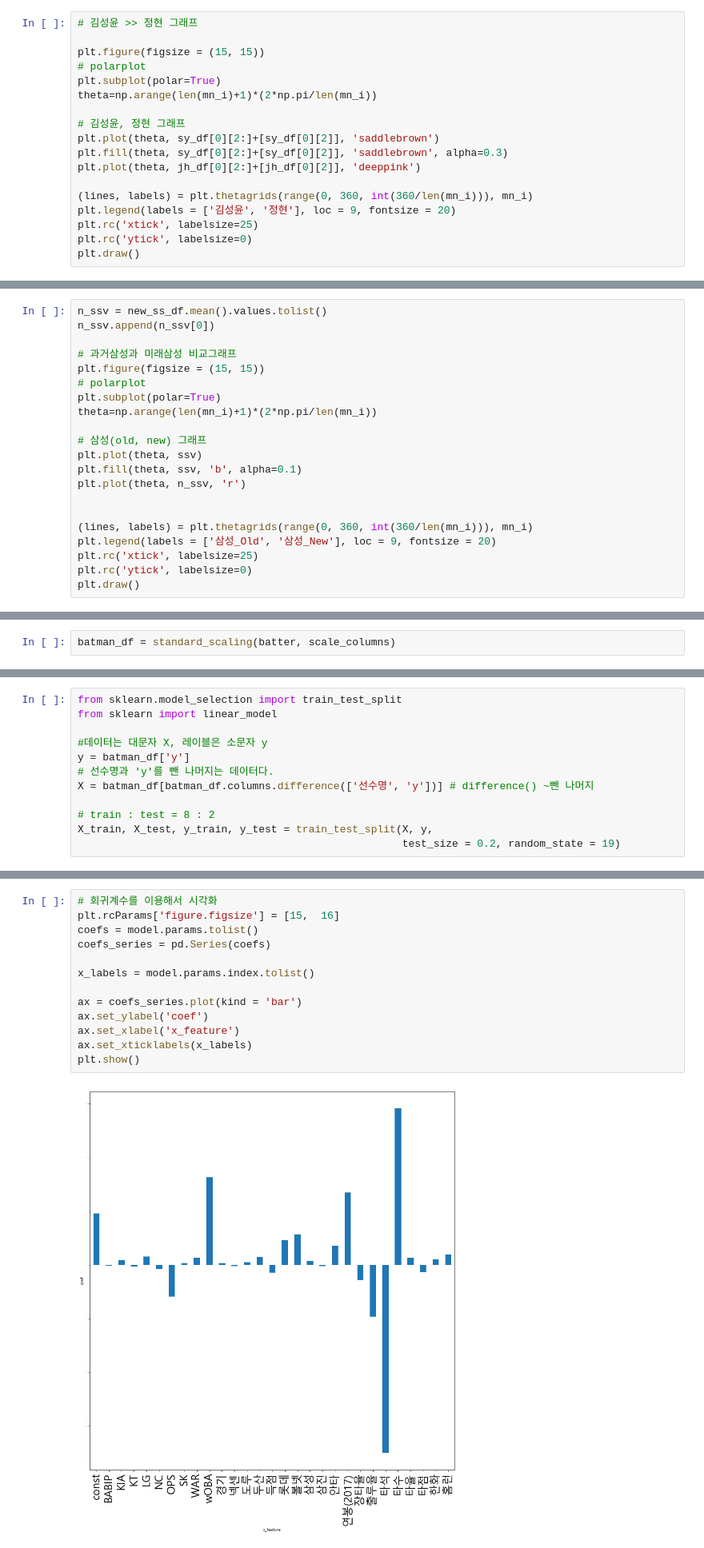
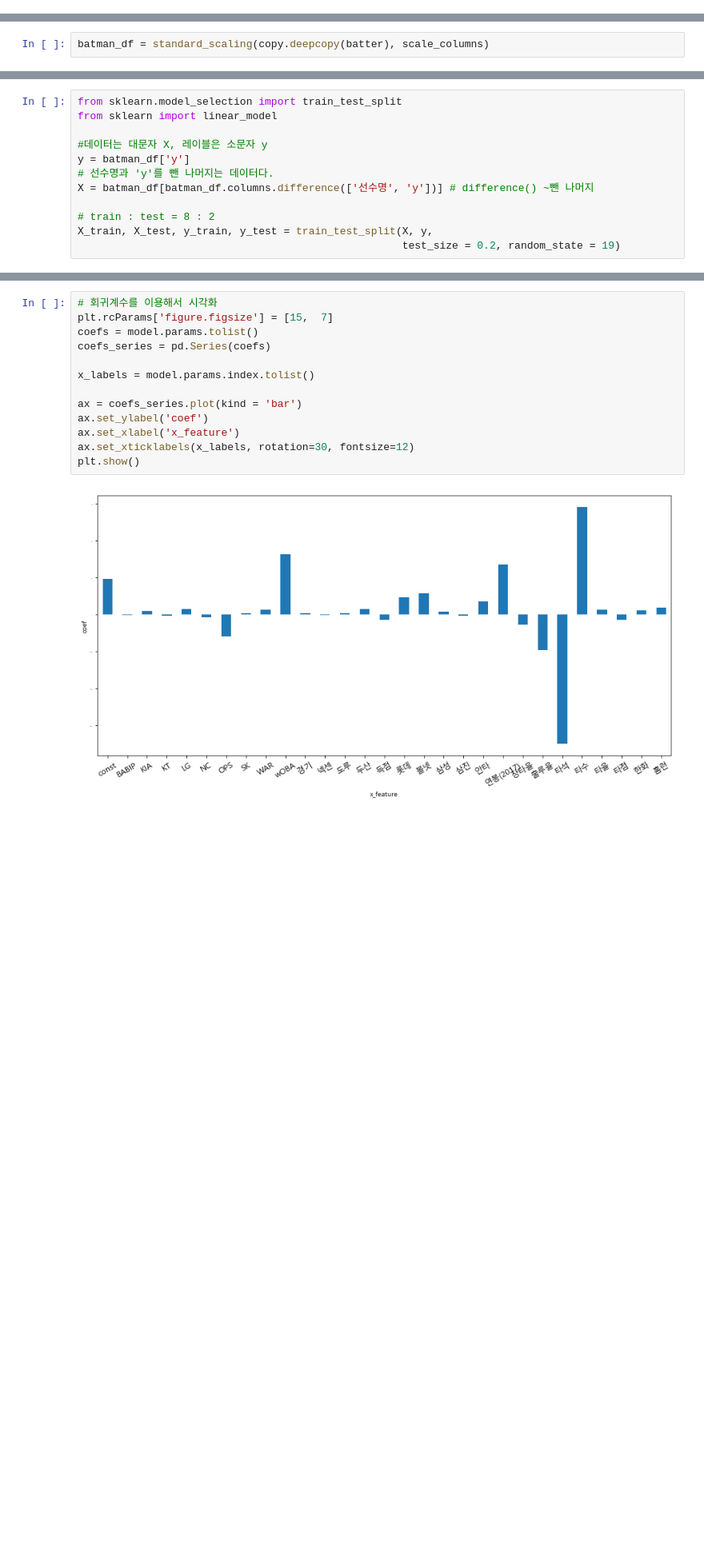
Before and after one commit to PIUphil/toheaven, a Jupyter notebook: 2.5 DataScience/프로젝트(야구).ipynb, the cells around one changed output, grey strips where cells are left out. Shown at 80% size. Drawn from its saved outputs; the diff is of its cells as text; blank space fills up the shorter version.

```diff
--- a/2.5 DataScience/프로젝트(야구).ipynb
+++ b/2.5 DataScience/프로젝트(야구).ipynb
@@ -319,18 +334,0 @@ plt.draw()
-# %%
-# 김성윤 >> 정현 그래프
-
-plt.figure(figsize = (15, 15))
-# polarplot
-plt.subplot(polar=True)
-theta=np.arange(len(mn_i)+1)*(2*np.pi/len(mn_i))
-
-# 김성윤, 정현 그래프
-plt.plot(theta, sy_df[0][2:]+[sy_df[0][2]], 'saddlebrown')
-plt.fill(theta, sy_df[0][2:]+[sy_df[0][2]], 'saddlebrown', alpha=0.3)
-plt.plot(theta, jh_df[0][2:]+[jh_df[0][2]], 'deeppink')
-
-(lines, labels) = plt.thetagrids(range(0, 360, int(360/len(mn_i))), mn_i)
-plt.legend(labels = ['김성윤', '정현'], loc = 9, fontsize = 20)
-plt.rc('xtick', labelsize=25)
-plt.rc('ytick', labelsize=0)
-plt.draw()
@@ -385,24 +391,3 @@ Data columns (total 12 columns):
 연봉(2017)    19 non-null float64
 dtypes: float64(10), object(2)
 memory usage: 1.9+ KB
-# %%
-n_ssv = new_ss_df.mean().values.tolist()
-n_ssv.append(n_ssv[0])
-
-# 과거삼성과 미래삼성 비교그래프
-plt.figure(figsize = (15, 15))
-# polarplot
-plt.subplot(polar=True)
-theta=np.arange(len(mn_i)+1)*(2*np.pi/len(mn_i))
-
-# 삼성(old, new) 그래프
-plt.plot(theta, ssv)
-plt.fill(theta, ssv, 'b', alpha=0.1)
-plt.plot(theta, n_ssv, 'r')
-
-
-(lines, labels) = plt.thetagrids(range(0, 360, int(360/len(mn_i))), mn_i)
-plt.legend(labels = ['삼성_Old', '삼성_New'], loc = 9, fontsize = 20)
-plt.rc('xtick', labelsize=25)
-plt.rc('ytick', labelsize=0)
-plt.draw()
@@ -440,7 +431,7 @@ memory usage: 31.4+ KB
 scale_columns =['경기', '타석', '타수', '안타', '홈런', '득점', '타점', '볼넷', '삼진', '도루',
        'BABIP', '타율', '출루율', '장타율', 'OPS', 'wOBA', 'WAR', '연봉(2017)']
 # %%
-batman_df = standard_scaling(batter, scale_columns)
+batman_df = standard_scaling(copy.deepcopy(batter), scale_columns)
 # %%
 batman_df = batman_df.rename(columns = {'연봉(2018)': 'y'})
 batman_df.head()
@@ -520,19 +511,19 @@ Warnings:
 strong multicollinearity problems or that the design matrix is singular.
 # %%
 # 회귀계수를 이용해서 시각화
-plt.rcParams['figure.figsize'] = [15,  16]
+plt.rcParams['figure.figsize'] = [15,  7]
 coefs = model.params.tolist()
 coefs_series = pd.Series(coefs)
 
 x_labels = model.params.index.tolist()
 
 ax = coefs_series.plot(kind = 'bar')
 ax.set_ylabel('coef')
 ax.set_xlabel('x_feature')
-ax.set_xticklabels(x_labels)
+ax.set_xticklabels(x_labels, rotation=30, fontsize=12)
 plt.show()
 # %% [output]
-[figure, old version]
+[figure, new version]
 # %%
 #데이터는 대문자 X, 레이블은 소문자 y
 y = batman_df['y']
```
Also changed, not shown: parts of 28 cells of this notebook.
